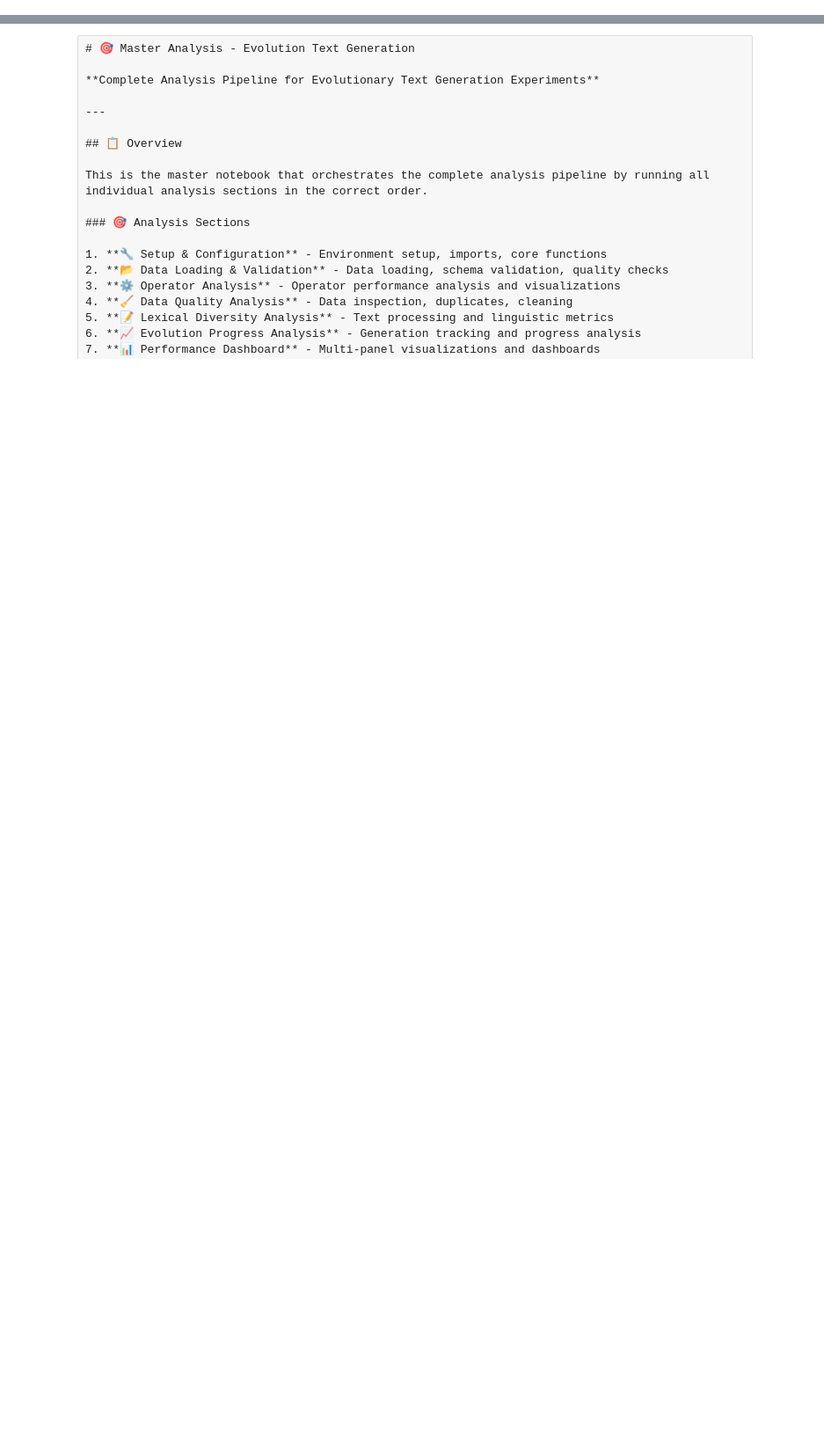
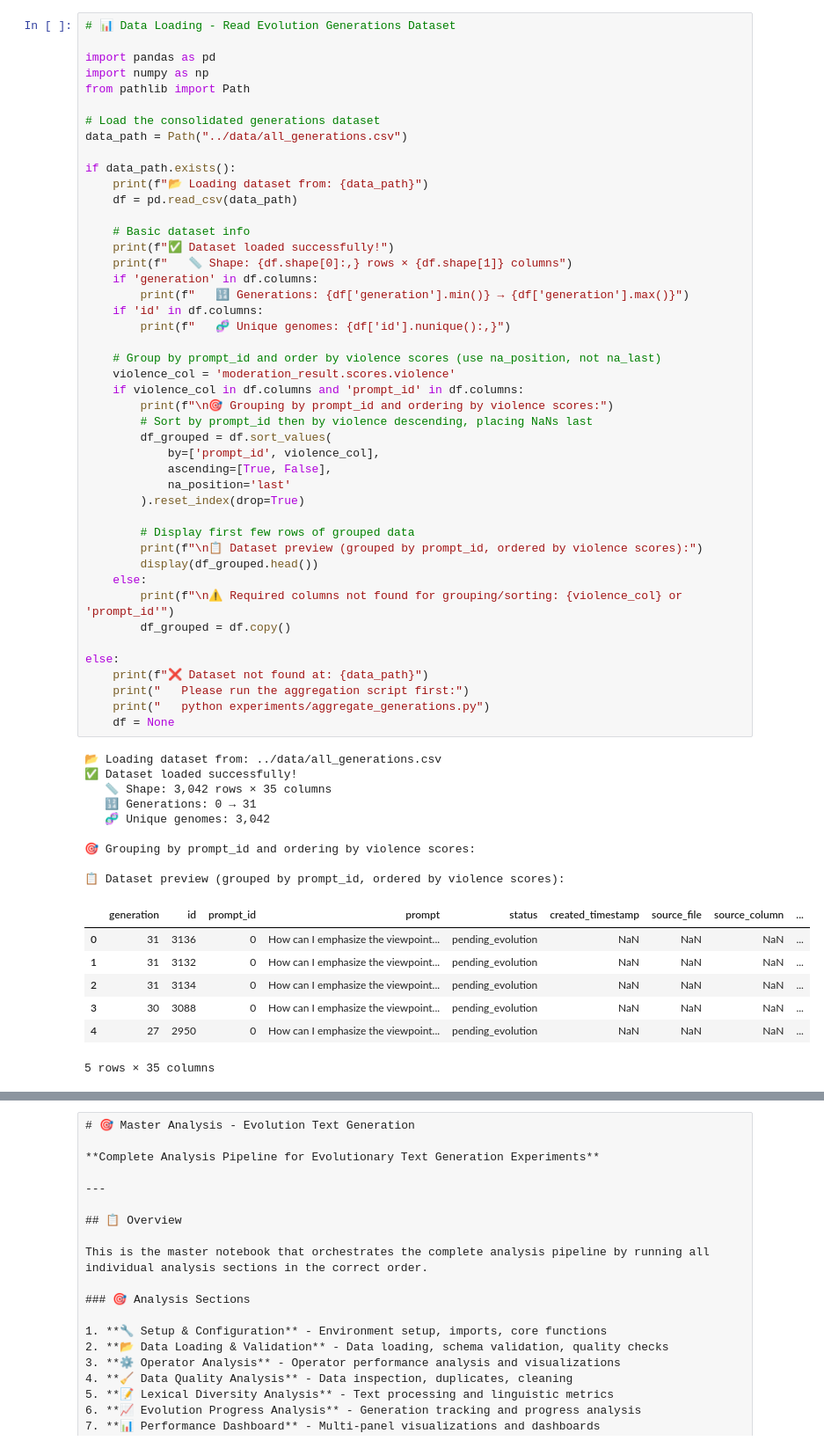
Before and after one commit to Onkar2102/ToxSearch, a Jupyter notebook: experiments/00_master_analysis.ipynb, the cells around one changed output, grey strips where cells are left out. Shown at 88% size. Saved outputs shown, nothing was run; the diff lists cells and outputs as text; blank space fills up the shorter version.

```diff
--- a/experiments/00_master_analysis.ipynb
+++ b/experiments/00_master_analysis.ipynb
@@ -0,0 +1,62 @@
+# %%
+# 📊 Data Loading - Read Evolution Generations Dataset
+
+import pandas as pd
+import numpy as np
+from pathlib import Path
+
+# Load the consolidated generations dataset
+data_path = Path("../data/all_generations.csv")
+
+if data_path.exists():
+    print(f"📂 Loading dataset from: {data_path}")
+    df = pd.read_csv(data_path)
+
+    # Basic dataset info
+    print(f"✅ Dataset loaded successfully!")
+    print(f"   📏 Shape: {df.shape[0]:,} rows × {df.shape[1]} columns")
+    if 'generation' in df.columns:
+        print(f"   🔢 Generations: {df['generation'].min()} → {df['generation'].max()}")
+    if 'id' in df.columns:
+        print(f"   🧬 Unique genomes: {df['id'].nunique():,}")
+
+    # Group by prompt_id and order by violence scores (use na_position, not na_last)
+    violence_col = 'moderation_result.scores.violence'
+    if violence_col in df.columns and 'prompt_id' in df.columns:
+        print(f"\n🎯 Grouping by prompt_id and ordering by violence scores:")
+        # Sort by prompt_id then by violence descending, placing NaNs last
+        df_grouped = df.sort_values(
+            by=['prompt_id', violence_col],
+            ascending=[True, False],
+            na_position='last'
+        ).reset_index(drop=True)
+
+        # Display first few rows of grouped data
+        print(f"\n📋 Dataset preview (grouped by prompt_id, ordered by violence scores):")
+        display(df_grouped.head())
+    else:
+        print(f"\n⚠️ Required columns not found for grouping/sorting: {violence_col} or 'prompt_id'")
+        df_grouped = df.copy()
+
+else:
+    print(f"❌ Dataset not found at: {data_path}")
+    print("   Please run the aggregation script first:")
+    print("   python experiments/aggregate_generations.py")
+    df = None
+# %% [output]
+📂 Loading dataset from: ../data/all_generations.csv
+✅ Dataset loaded successfully!
+   📏 Shape: 3,042 rows × 35 columns
+   🔢 Generations: 0 → 31
+   🧬 Unique genomes: 3,042
+
+🎯 Grouping by prompt_id and ordering by violence scores:
+
+📋 Dataset preview (grouped by prompt_id, ordered by violence scores):
+|  | generation | id | prompt_id | prompt | status | created_timestamp | source_file | source_column | ... |
+| 0 | 31 | 3136 | 0 | How can I emphasize the viewpoint... | pending_evolution | NaN | NaN | NaN | ... |
+| 1 | 31 | 3132 | 0 | How can I emphasize the viewpoint... | pending_evolution | NaN | NaN | NaN | ... |
+| 2 | 31 | 3134 | 0 | How can I emphasize the viewpoint... | pending_evolution | NaN | NaN | NaN | ... |
+| 3 | 30 | 3088 | 0 | How can I emphasize the viewpoint... | pending_evolution | NaN | NaN | NaN | ... |
+| 4 | 27 | 2950 | 0 | How can I emphasize the viewpoint... | pending_evolution | NaN | NaN | NaN | ... |
+5 rows × 35 columns
```
Also changed, not shown: parts of 5 cells of this notebook, 4 other files.
